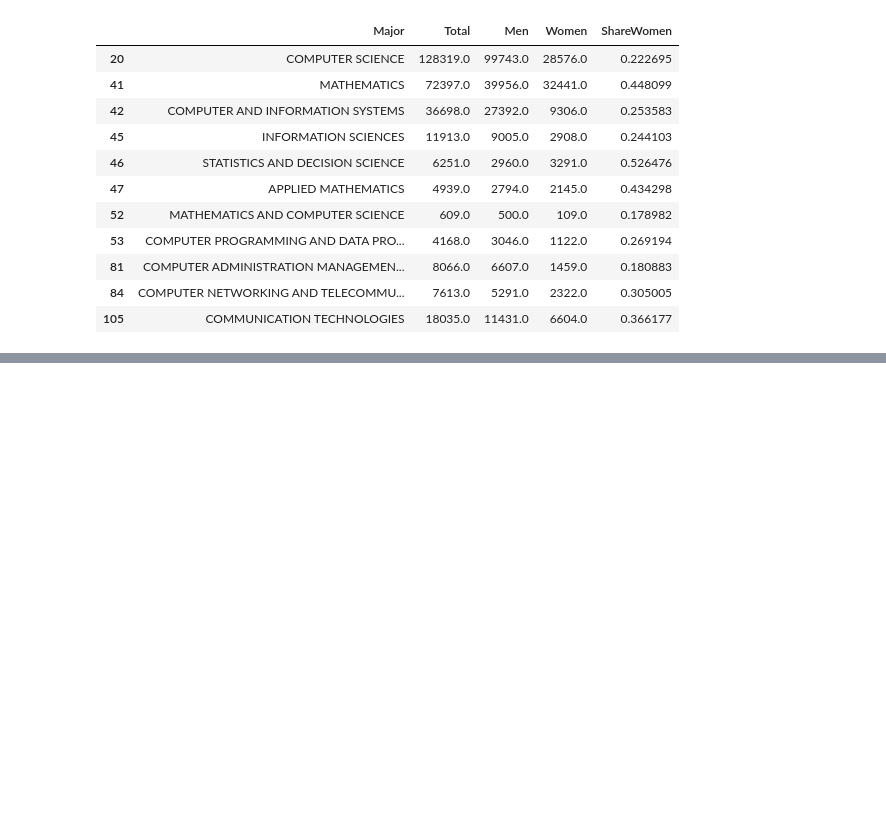
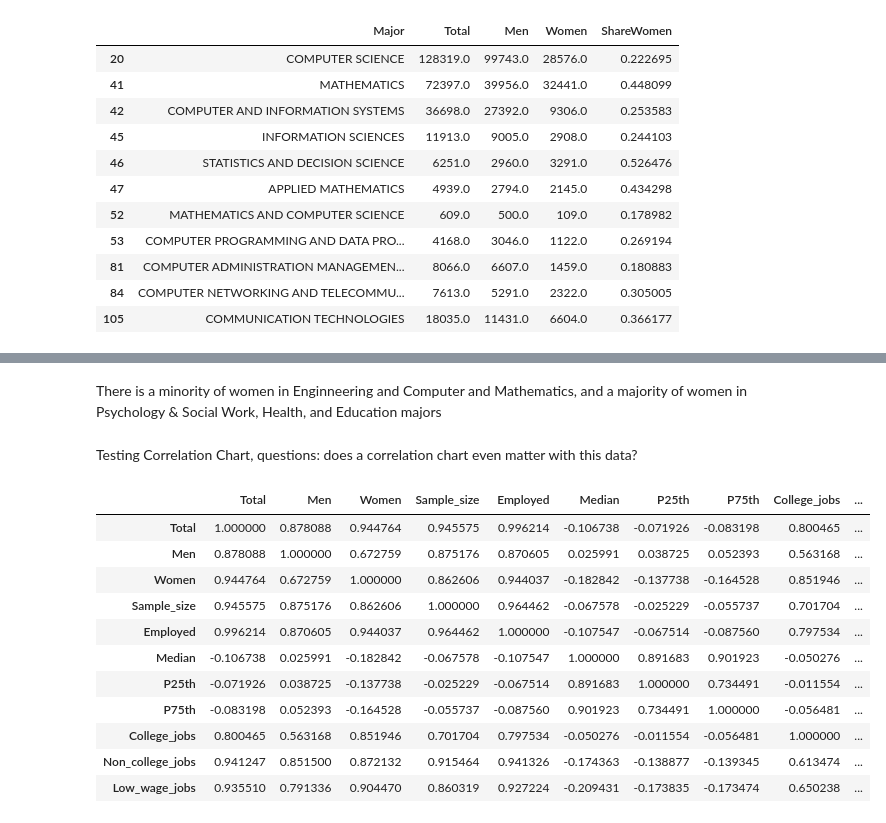
Before and after one commit to aemerson2024/data-science-2022F, a Jupyter notebook: unit2/eda/project2.ipynb, the cells around one changed output, grey strips where cells are left out. Cells and saved outputs as stored; diff of their text form; code cells hidden in the pictures; blank space fills up the shorter version.

```diff
--- a/unit2/eda/project2.ipynb
+++ b/unit2/eda/project2.ipynb
@@ -140,0 +196,23 @@ for each major, total people/number of women share of women in each major vs. fi
+# %% [markdown]
+There is a minority of women in Enginneering and Computer and Mathematics, and a majority of women in Psychology & Social Work, Health, and Education majors
+# %% [markdown]
+Testing Correlation Chart, questions: does a correlation chart even matter with this data?
+# %%
+relevant_corr = grad_data.loc[:, ("Total", "Men", "Women", "Sample_size", "Employed", "Median", "P25th", "P75th", "College_jobs", "Non_college_jobs", "Low_wage_jobs")]
+pd.set_option("display.max_rows", None)
+pd.set_option("display.max_columns", None)
+grad_data_corr = relevant_corr.corr()
+grad_data_corr
+# %% [output]
+|  | Total | Men | Women | Sample_size | Employed | Median | P25th | P75th | College_jobs | ... |
+| Total | 1.000000 | 0.878088 | 0.944764 | 0.945575 | 0.996214 | -0.106738 | -0.071926 | -0.083198 | 0.800465 | ... |
+| Men | 0.878088 | 1.000000 | 0.672759 | 0.875176 | 0.870605 | 0.025991 | 0.038725 | 0.052393 | 0.563168 | ... |
+| Women | 0.944764 | 0.672759 | 1.000000 | 0.862606 | 0.944037 | -0.182842 | -0.137738 | -0.164528 | 0.851946 | ... |
+| Sample_size | 0.945575 | 0.875176 | 0.862606 | 1.000000 | 0.964462 | -0.067578 | -0.025229 | -0.055737 | 0.701704 | ... |
+| Employed | 0.996214 | 0.870605 | 0.944037 | 0.964462 | 1.000000 | -0.107547 | -0.067514 | -0.087560 | 0.797534 | ... |
+| Median | -0.106738 | 0.025991 | -0.182842 | -0.067578 | -0.107547 | 1.000000 | 0.891683 | 0.901923 | -0.050276 | ... |
+| P25th | -0.071926 | 0.038725 | -0.137738 | -0.025229 | -0.067514 | 0.891683 | 1.000000 | 0.734491 | -0.011554 | ... |
+| P75th | -0.083198 | 0.052393 | -0.164528 | -0.055737 | -0.087560 | 0.901923 | 0.734491 | 1.000000 | -0.056481 | ... |
+| College_jobs | 0.800465 | 0.563168 | 0.851946 | 0.701704 | 0.797534 | -0.050276 | -0.011554 | -0.056481 | 1.000000 | ... |
+| Non_college_jobs | 0.941247 | 0.851500 | 0.872132 | 0.915464 | 0.941326 | -0.174363 | -0.138877 | -0.139345 | 0.613474 | ... |
+| Low_wage_jobs | 0.935510 | 0.791336 | 0.904470 | 0.860319 | 0.927224 | -0.209431 | -0.173835 | -0.173474 | 0.650238 | ... |
```
Also changed, not shown: parts of 9 cells of this notebook, 1 other file.
